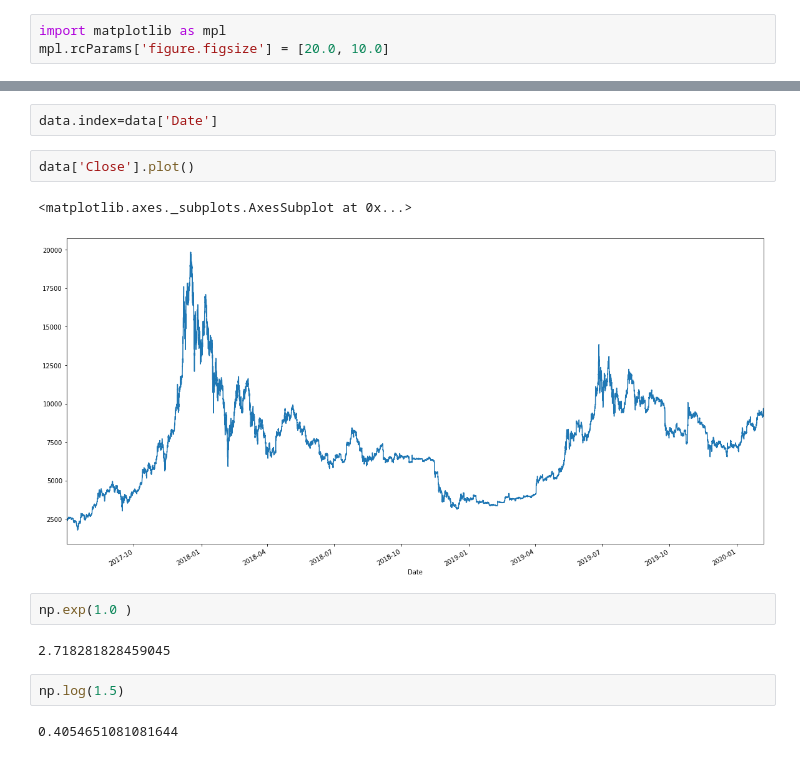
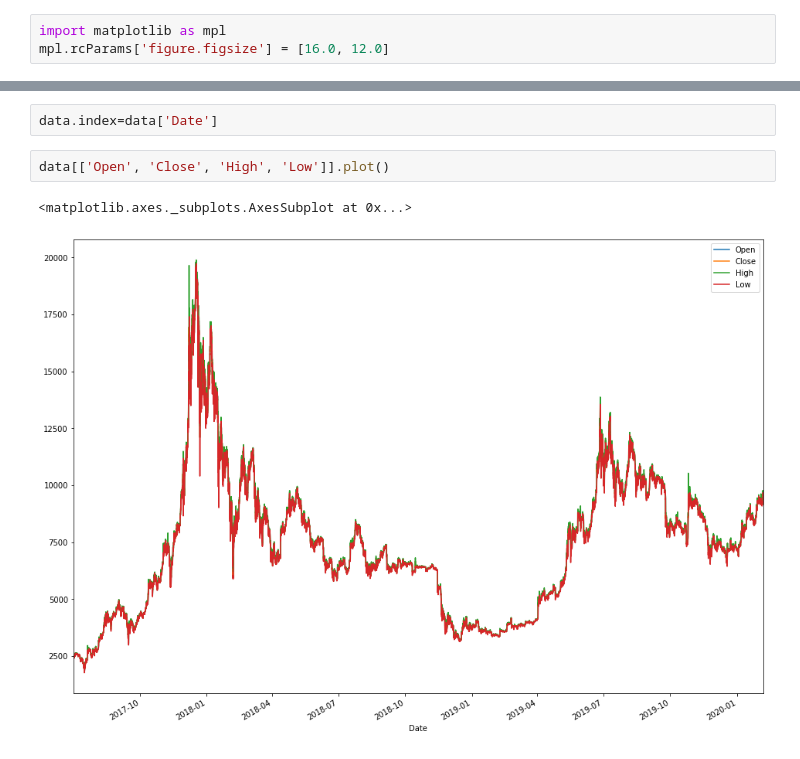
Before and after one commit to Lubricy/notebooks, a Jupyter notebook: volatility.ipynb, the cells around one changed output, grey strips where cells are left out. Drawn from its saved outputs; the diff is of its cells as text.

```diff
--- a/volatility.ipynb
+++ b/volatility.ipynb
@@ -18,6 +20,6 @@ TensorFlow 2.x selected.
 # %%
 import matplotlib as mpl
-mpl.rcParams['figure.figsize'] = [20.0, 10.0]
+mpl.rcParams['figure.figsize'] = [16.0, 12.0]
 # %%
 import urllib
 coin = 'BTC'
@@ -30,15 +32,7 @@ b'Timestamps are UTC timezone,https://www.CryptoDataDownload.com\r\n'
 # %%
 data.index=data['Date']
 # %%
-data['Close'].plot()
+data[['Open', 'Close', 'High', 'Low']].plot()
 # %% [output]
 <matplotlib.axes._subplots.AxesSubplot at 0x...>
-[figure, old version]
+[figure, new version]
-# %%
-np.exp(1.0 )
-# %% [output]
-2.718281828459045
-# %%
-np.log(1.5)
-# %% [output]
-0.4054651081081644
```
Also changed, not shown: parts of 11 cells of this notebook.
